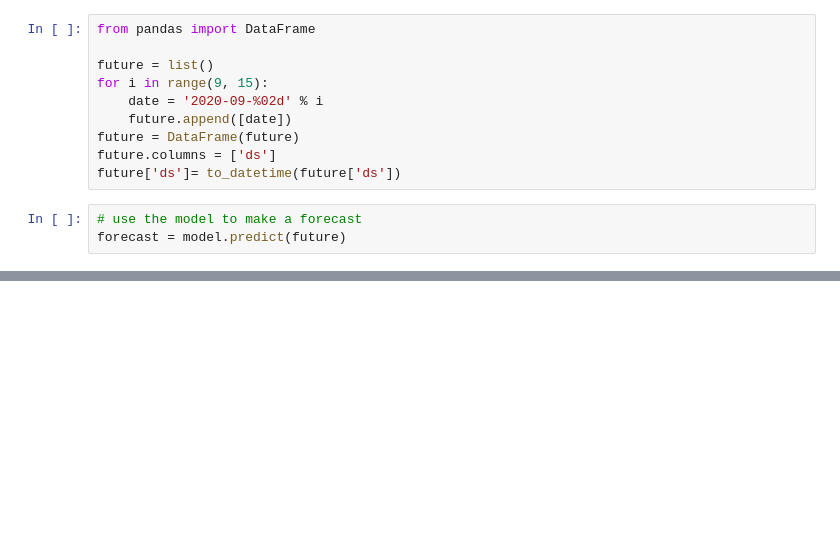
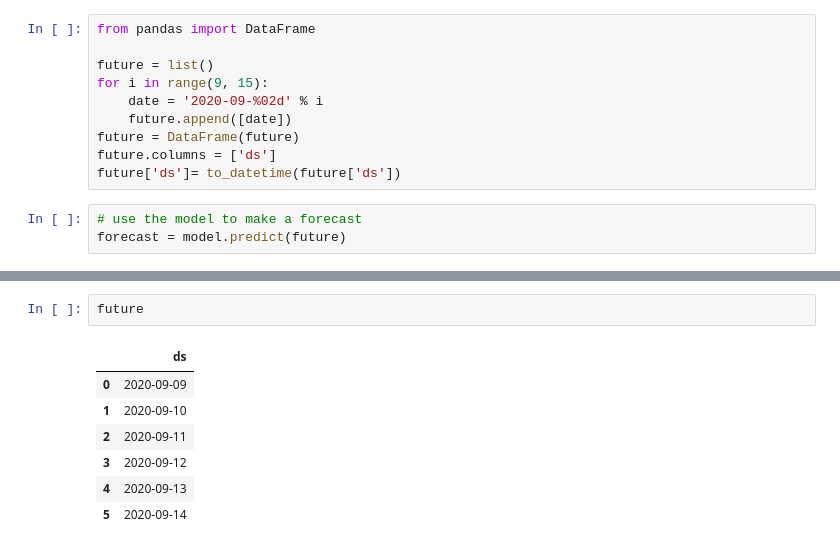
Before and after one commit to JSJeong-me/RPA-2023, a Jupyter notebook: Time_Series/Exercise0615/2_AAA.ipynb, the cells around one changed output, grey strips where cells are left out. Saved outputs shown, nothing was run; the diff lists cells and outputs as text; blank space fills up the shorter version.

```diff
--- a/Time_Series/Exercise0615/2_AAA.ipynb
+++ b/Time_Series/Exercise0615/2_AAA.ipynb
@@ -141,0 +179,10 @@ ModuleNotFoundError: No module named 'sklearn'
+# %%
+future
+# %% [output]
+|  | ds |
+| 0 | 2020-09-09 |
+| 1 | 2020-09-10 |
+| 2 | 2020-09-11 |
+| 3 | 2020-09-12 |
+| 4 | 2020-09-13 |
+| 5 | 2020-09-14 |
```
Also changed, not shown: parts of 12 cells of this notebook.
